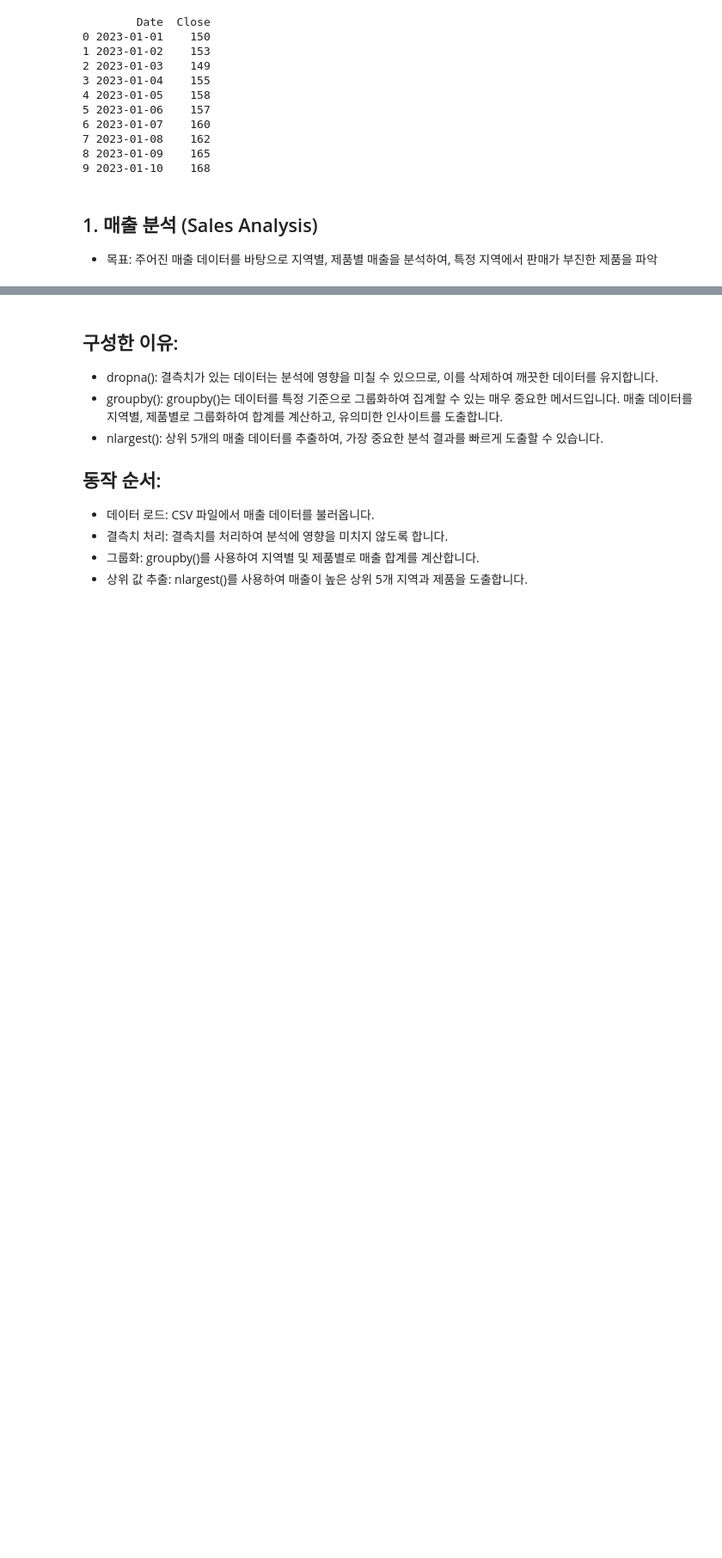
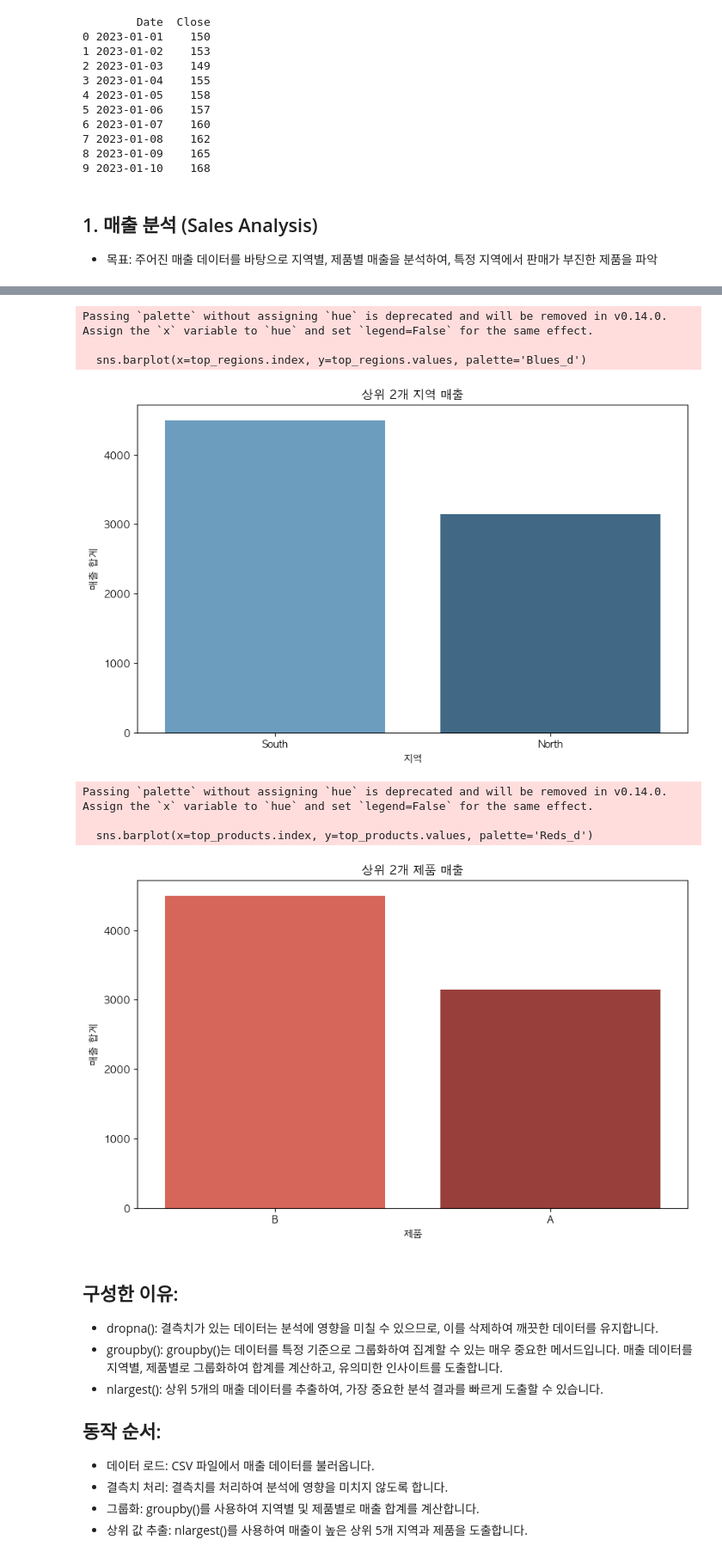
Before and after one commit to Collegenie-X/python_ex, a Jupyter notebook: Pandas/Project/매출_분석.ipynb, the cells around one changed output, grey strips where cells are left out. Shown: that part at 86% size. Drawn from its saved outputs; the diff is of its cells as text; code cells hidden in the pictures; blank space fills up the shorter version.

Commit message:
updated pandas project

```diff
--- a/Pandas/Project/매출_분석.ipynb
+++ b/Pandas/Project/매출_분석.ipynb
@@ -149,3 +157,34 @@ Product
 B    4500
 A    3150
 Name: Sales, dtype: int64
+# %%
+
+import pandas as pd
+import seaborn as sns
+import matplotlib.pyplot as plt
+
+
+# 지역별 매출 상위 2개 시각화
+plt.figure(figsize=(10, 6))
+sns.barplot(x=top_regions.index, y=top_regions.values, palette='Blues_d')
+plt.title('상위 2개 지역 매출')
+plt.xlabel('지역')
+plt.ylabel('매출 합계')
+plt.show()
+
+# 제품별 매출 상위 2개 시각화
+plt.figure(figsize=(10, 6))
+sns.barplot(x=top_products.index, y=top_products.values, palette='Reds_d')
+plt.title('상위 2개 제품 매출')
+plt.xlabel('제품')
+plt.ylabel('매출 합계')
+plt.show()
+# %% [output]
+Passing `palette` without assigning `hue` is deprecated and will be removed in v0.14.0. Assign the `x` variable to `hue` and set `legend=False` for the same effect.
+
+  sns.barplot(x=top_regions.index, y=top_regions.values, palette='Blues_d')
+[figure, added]
+Passing `palette` without assigning `hue` is deprecated and will be removed in v0.14.0. Assign the `x` variable to `hue` and set `legend=False` for the same effect.
+
+  sns.barplot(x=top_products.index, y=top_products.values, palette='Reds_d')
+[figure, added]
```
Also changed, not shown: parts of 7 cells of this notebook, 3 other files.
